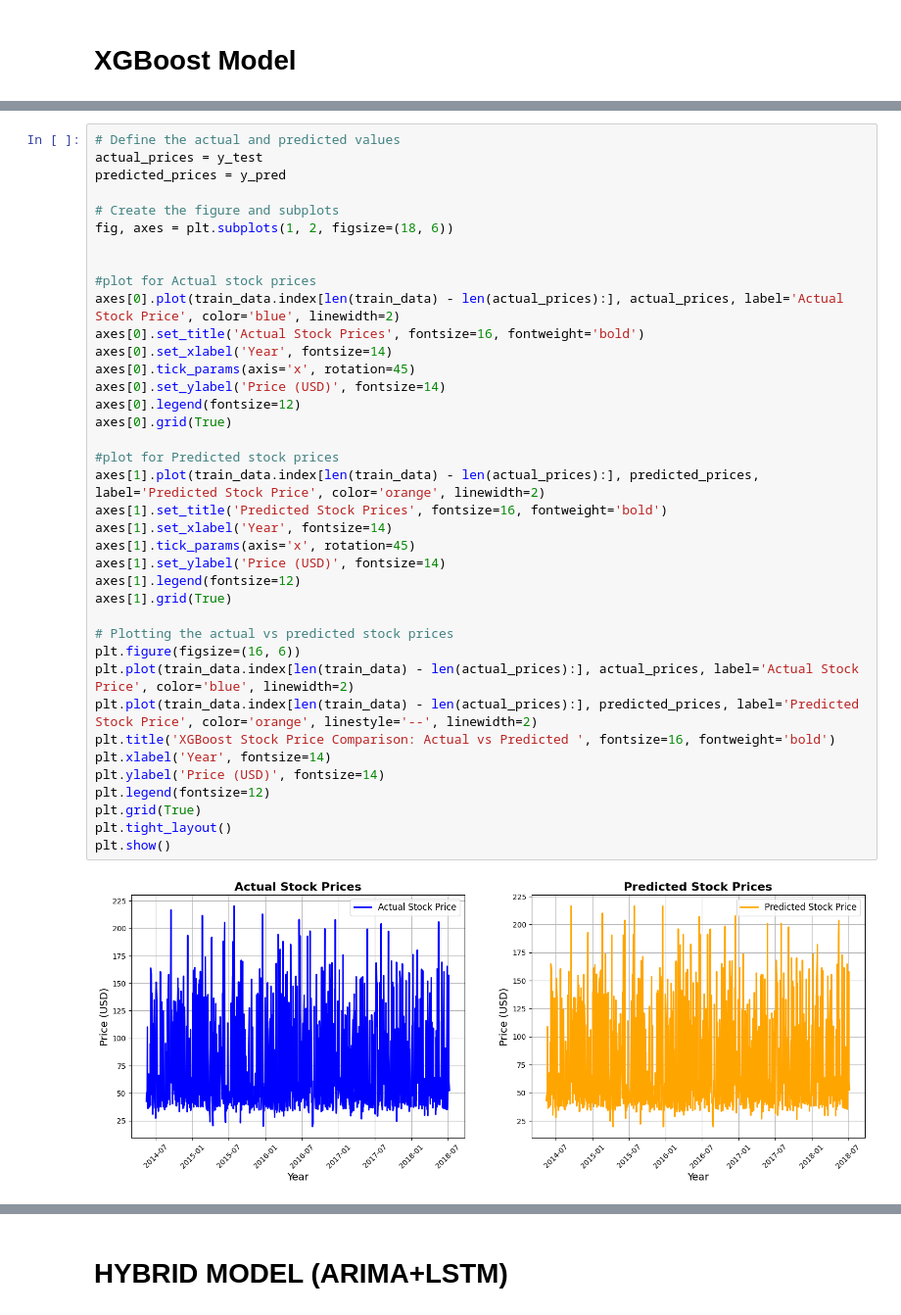
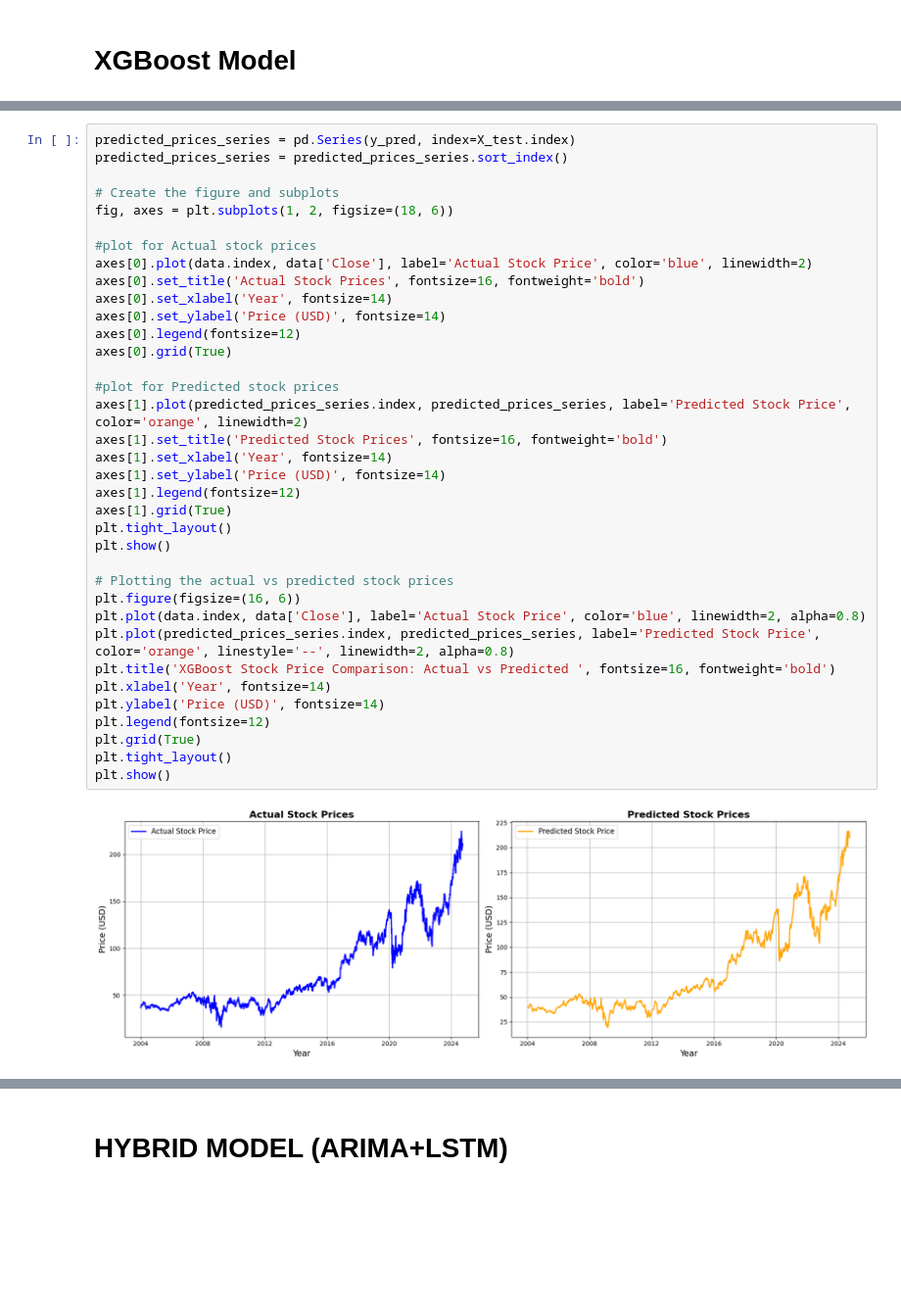
Before and after one commit to AnishTeku/DataScienceFinalProjet-JP-Morgan-forecasting-, a Jupyter notebook: 22013306_PROJECT_.ipynb, the cells around one changed output, grey strips where cells are left out. Shown at 98% size. Saved outputs shown, nothing was run; the diff lists cells and outputs as text; blank space fills up the shorter version.

```diff
--- a/22013306_PROJECT_.ipynb
+++ b/22013306_PROJECT_.ipynb
@@ -537,42 +539,40 @@ MAE: 0.5083266023334705
 RMSE: 0.7828255452102302
 R-squared: 0.9996893506630126
 # %%
-# Define the actual and predicted values
-actual_prices = y_test
-predicted_prices = y_pred
+predicted_prices_series = pd.Series(y_pred, index=X_test.index)
+predicted_prices_series = predicted_prices_series.sort_index()
 
 # Create the figure and subplots
 fig, axes = plt.subplots(1, 2, figsize=(18, 6))
 
-
 #plot for Actual stock prices
-axes[0].plot(train_data.index[len(train_data) - len(actual_prices):], actual_prices, label='Actual Stock Price', color='blue', linewidth=2)
+axes[0].plot(data.index, data['Close'], label='Actual Stock Price', color='blue', linewidth=2)
 axes[0].set_title('Actual Stock Prices', fontsize=16, fontweight='bold')
 axes[0].set_xlabel('Year', fontsize=14)
-axes[0].tick_params(axis='x', rotation=45)
 axes[0].set_ylabel('Price (USD)', fontsize=14)
 axes[0].legend(fontsize=12)
 axes[0].grid(True)
 
 #plot for Predicted stock prices
-axes[1].plot(train_data.index[len(train_data) - len(actual_prices):], predicted_prices, label='Predicted Stock Price', color='orange', linewidth=2)
+axes[1].plot(predicted_prices_series.index, predicted_prices_series, label='Predicted Stock Price', color='orange', linewidth=2)
 axes[1].set_title('Predicted Stock Prices', fontsize=16, fontweight='bold')
 axes[1].set_xlabel('Year', fontsize=14)
-axes[1].tick_params(axis='x', rotation=45)
 axes[1].set_ylabel('Price (USD)', fontsize=14)
 axes[1].legend(fontsize=12)
 axes[1].grid(True)
+plt.tight_layout()
+plt.show()
 
 # Plotting the actual vs predicted stock prices
 plt.figure(figsize=(16, 6))
-plt.plot(train_data.index[len(train_data) - len(actual_prices):], actual_prices, label='Actual Stock Price', color='blue', linewidth=2)
-plt.plot(train_data.index[len(train_data) - len(actual_prices):], predicted_prices, label='Predicted Stock Price', color='orange', linestyle='--', linewidth=2)
+plt.plot(data.index, data['Close'], label='Actual Stock Price', color='blue', linewidth=2, alpha=0.8)
+plt.plot(predicted_prices_series.index, predicted_prices_series, label='Predicted Stock Price', color='orange', linestyle='--', linewidth=2, alpha=0.8)
 plt.title('XGBoost Stock Price Comparison: Actual vs Predicted ', fontsize=16, fontweight='bold')
 plt.xlabel('Year', fontsize=14)
 plt.ylabel('Price (USD)', fontsize=14)
 plt.legend(fontsize=12)
 plt.grid(True)
 plt.tight_layout()
 plt.show()
 # %% [output]
-[figure, old version]
+[figure, new version]
```
Also changed, not shown: parts of 32 cells of this notebook.
